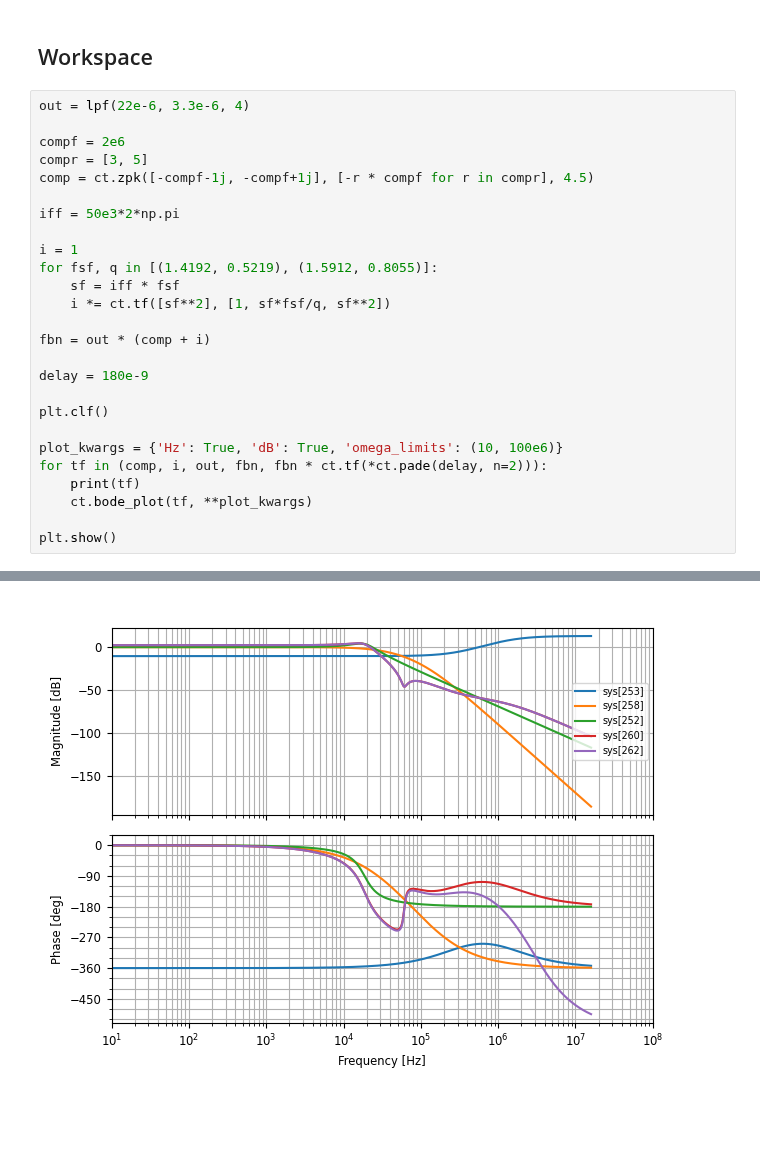
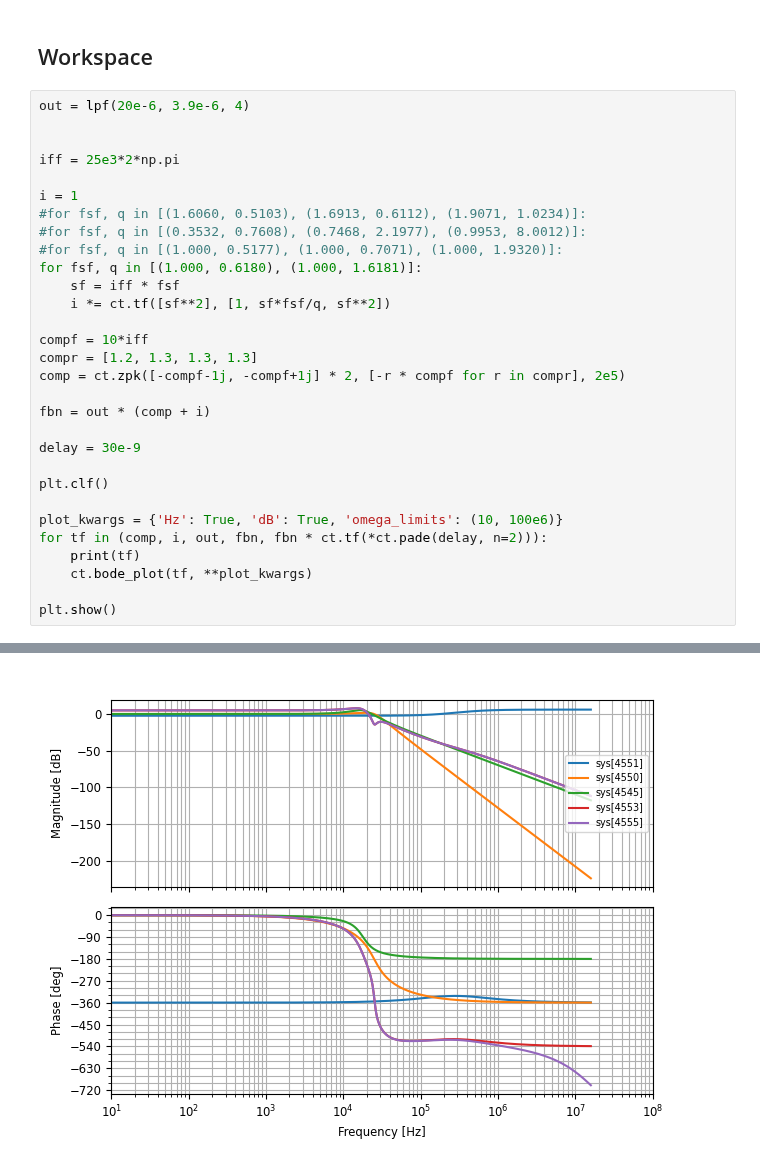
Before and after one commit to aaronlockhartdev/class-d-amp, a Jupyter notebook: loop_analysis/main.ipynb, the cells around one changed output, grey strips where cells are left out. Saved outputs shown, nothing was run; the diff lists cells and outputs as text; blank space fills up the shorter version.

```diff
--- a/loop_analysis/main.ipynb
+++ b/loop_analysis/main.ipynb
@@ -272,22 +272,26 @@ def load_sapwin(filename: str) -> Callable[,ct.TransferFunction]:
 # %% [markdown]
 ## Workspace
 # %%
-out = lpf(22e-6, 3.3e-6, 4)
+out = lpf(20e-6, 3.9e-6, 4)
 
-compf = 2e6
-compr = [3, 5]
-comp = ct.zpk([-compf-1j, -compf+1j], [-r * compf for r in compr], 4.5)
 
-iff = 50e3*2*np.pi
+iff = 25e3*2*np.pi
 
 i = 1
-for fsf, q in [(1.4192, 0.5219), (1.5912, 0.8055)]:
+#for fsf, q in [(1.6060, 0.5103), (1.6913, 0.6112), (1.9071, 1.0234)]:
+#for fsf, q in [(0.3532, 0.7608), (0.7468, 2.1977), (0.9953, 8.0012)]:
+#for fsf, q in [(1.000, 0.5177), (1.000, 0.7071), (1.000, 1.9320)]:
+for fsf, q in [(1.000, 0.6180), (1.000, 1.6181)]:
     sf = iff * fsf
     i *= ct.tf([sf**2], [1, sf*fsf/q, sf**2])
 
+compf = 10*iff
+compr = [1.2, 1.3, 1.3, 1.3]
+comp = ct.zpk([-compf-1j, -compf+1j] * 2, [-r * compf for r in compr], 2e5)
+
 fbn = out * (comp + i)
 
-delay = 180e-9
+delay = 30e-9
 
 plt.clf()
 
@@ -318,4 +322,4 @@ Outputs (1): ['y[0]']
-[figure, old version]
+[figure, new version]
 # %%
 %%time
 plot(fbn, 10, 20e6, delay=delay)
```
Also changed, not shown: parts of 4 cells of this notebook, 2 other files.
